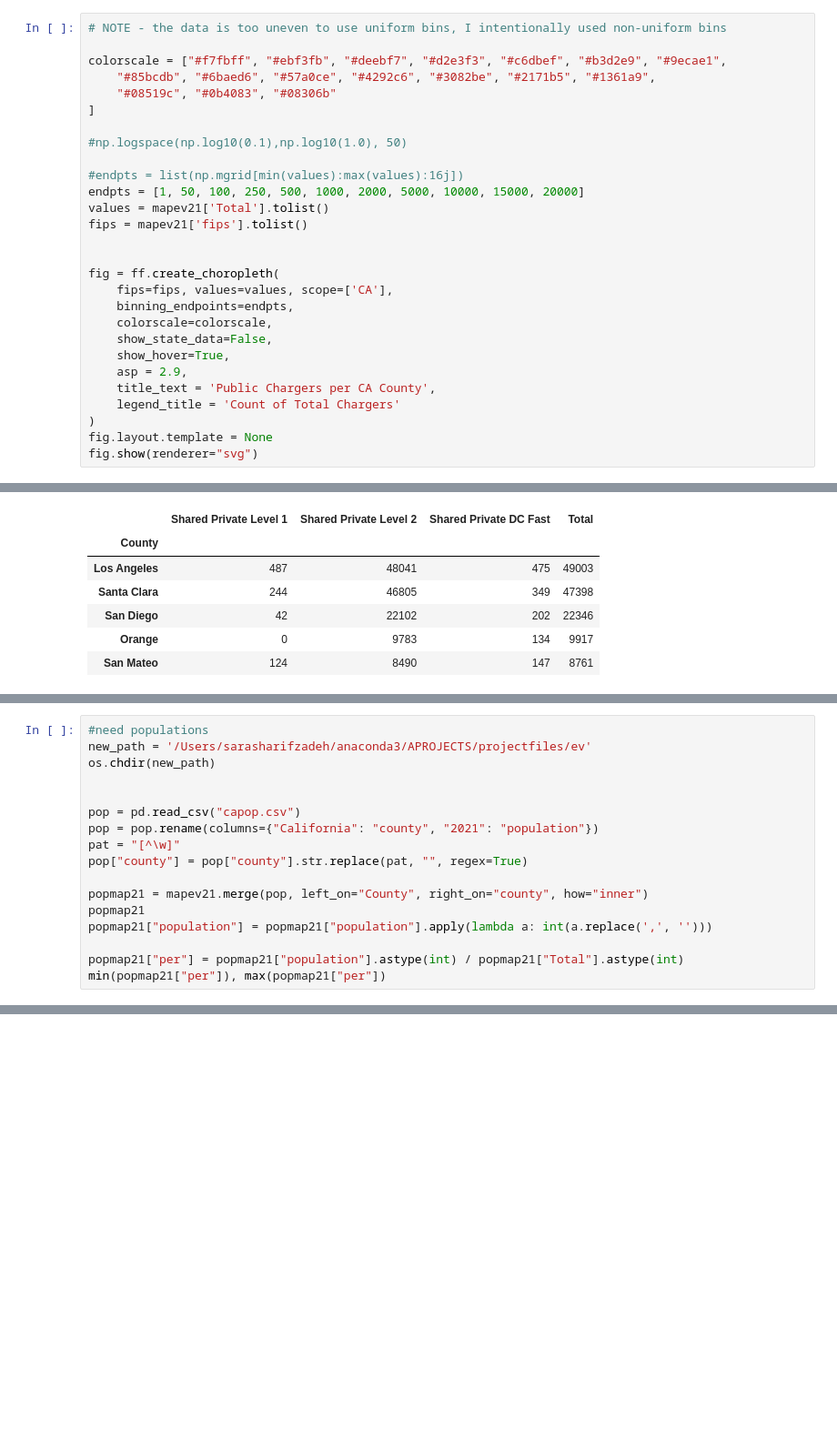
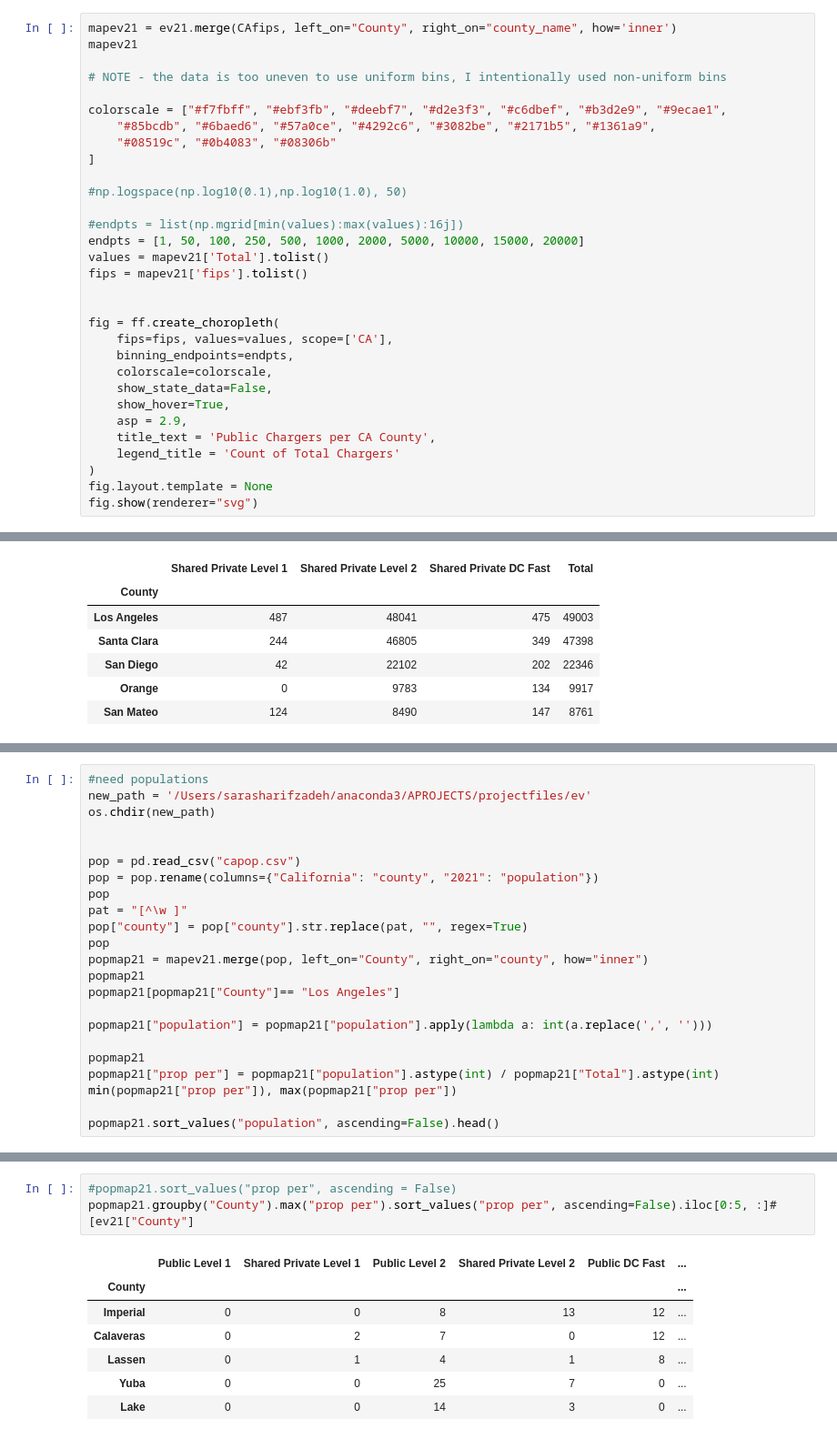
Before and after one commit to sshariz/evcharger, a Jupyter notebook: ev.ipynb, the cells around one changed output, grey strips where cells are left out. Shown: that part at 91% size. Drawn from its saved outputs; the diff is of its cells as text; blank space fills up the shorter version.

```diff
--- a/ev.ipynb
+++ b/ev.ipynb
@@ -236,6 +225,9 @@ warnings.filterwarnings("ignore", category=ShapelyDeprecationWarning)
 
 # fig.show(renderer="svg")
 # %%
+mapev21 = ev21.merge(CAfips, left_on="County", right_on="county_name", how='inner')
+mapev21
+
 # NOTE - the data is too uneven to use uniform bins, I intentionally used non-uniform bins
 
 colorscale = ["#f7fbff", "#ebf3fb", "#deebf7", "#d2e3f3", "#c6dbef", "#b3d2e9", "#9ecae1",
@@ -361,13 +309,19 @@ os.chdir(new_path)
 
 pop = pd.read_csv("capop.csv")
 pop = pop.rename(columns={"California": "county", "2021": "population"})
-pat = "[^\w]"
+pop
+pat = "[^\w ]"
 pop["county"] = pop["county"].str.replace(pat, "", regex=True)
-
+pop
 popmap21 = mapev21.merge(pop, left_on="County", right_on="county", how="inner")
 popmap21
+popmap21[popmap21["County"]== "Los Angeles"]
+
 popmap21["population"] = popmap21["population"].apply(lambda a: int(a.replace(',', '')))
 
-popmap21["per"] = popmap21["population"].astype(int) / popmap21["Total"].astype(int)
-min(popmap21["per"]), max(popmap21["per"])
+popmap21
+popmap21["prop per"] = popmap21["population"].astype(int) / popmap21["Total"].astype(int)
+min(popmap21["prop per"]), max(popmap21["prop per"])
+
+popmap21.sort_values("population", ascending=False).head()
 # %% [output]
@@ -401,0 +361,11 @@ fig.show(renderer="svg")
+# %%
+#popmap21.sort_values("prop per", ascending = False)
+popmap21.groupby("County").max("prop per").sort_values("prop per", ascending=False).iloc[0:5, :]#[ev21["County"]
+# %% [output]
+|  | Public Level 1 | Shared Private Level 1 | Public Level 2 | Shared Private Level 2 | Public DC Fast | ... |
+| County |  |  |  |  |  | ... |
+| Imperial | 0 | 0 | 8 | 13 | 12 | ... |
+| Calaveras | 0 | 2 | 7 | 0 | 12 | ... |
+| Lassen | 0 | 1 | 4 | 1 | 8 | ... |
+| Yuba | 0 | 0 | 25 | 7 | 0 | ... |
+| Lake | 0 | 0 | 14 | 3 | 0 | ... |
```
Also changed, not shown: parts of 24 cells of this notebook, 1 other file.
